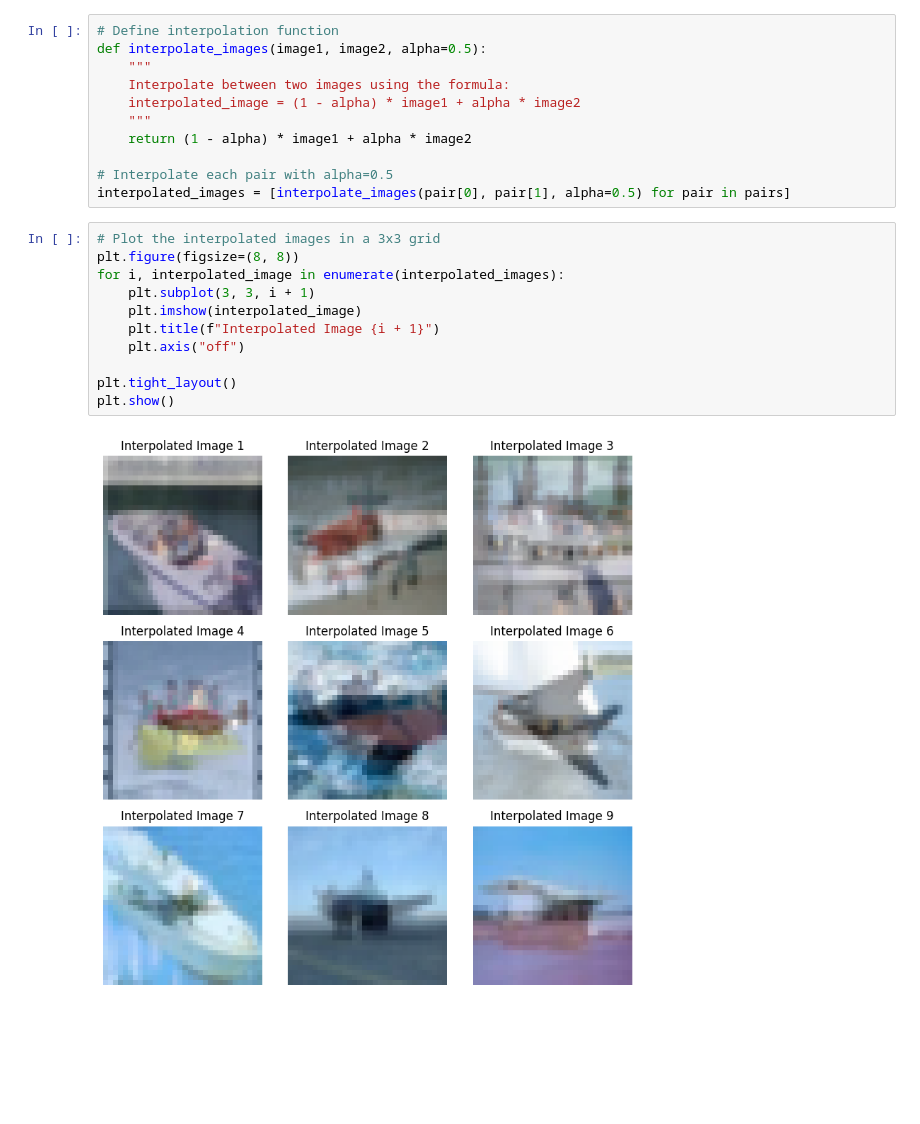
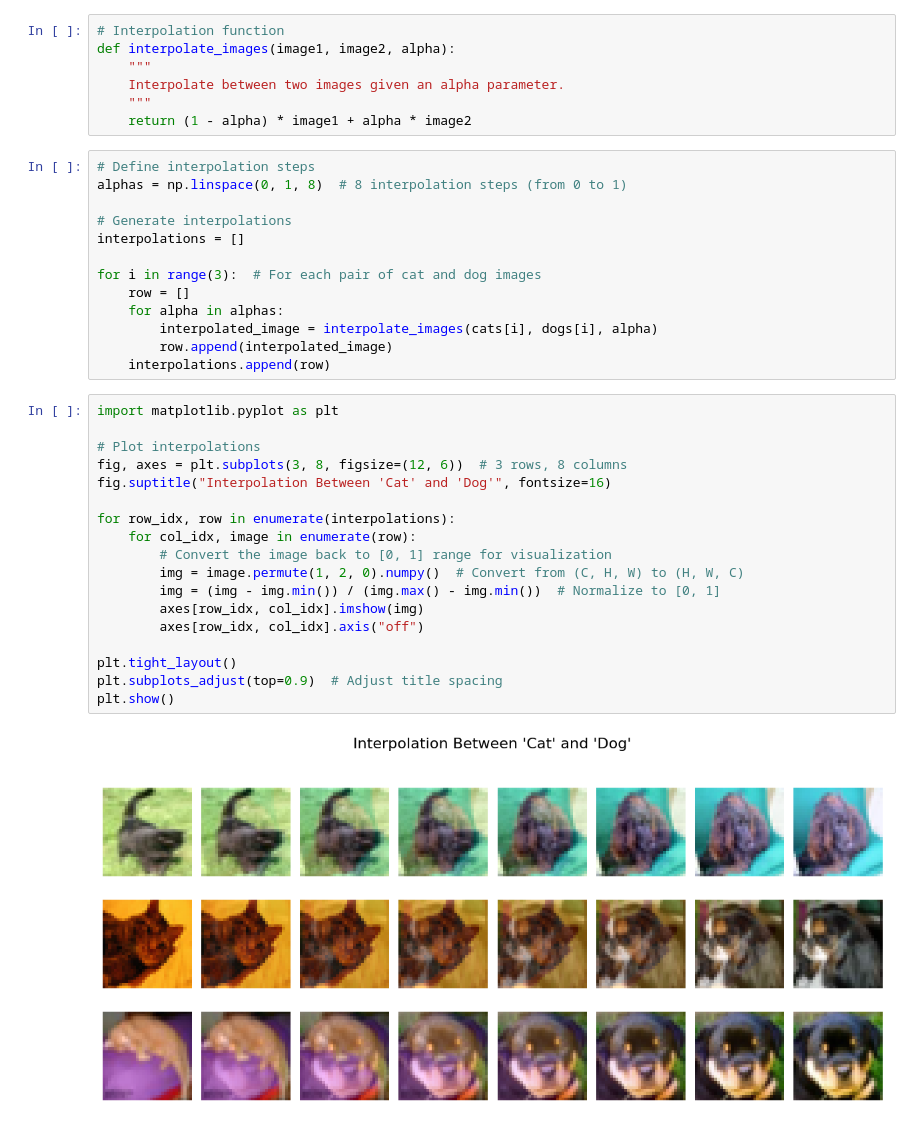
Before and after one commit to StratosFair/DNN_Classifiers_Fast_Rates, a Jupyter notebook: cifar_10_margin.ipynb, the cells around one changed output. Drawn from its saved outputs; the diff is of its cells as text; blank space fills up the shorter version.

```diff
--- a/cifar_10_margin.ipynb
+++ b/cifar_10_margin.ipynb
@@ -43,24 +42,40 @@ pairs = [(airplane_images[np.random.randint(len(airplane_images))],
 # %%
-# Define interpolation function
-def interpolate_images(image1, image2, alpha=0.5):
+# Interpolation function
+def interpolate_images(image1, image2, alpha):
     """
-    Interpolate between two images using the formula:
-    interpolated_image = (1 - alpha) * image1 + alpha * image2
+    Interpolate between two images given an alpha parameter.
     """
     return (1 - alpha) * image1 + alpha * image2
-
-# Interpolate each pair with alpha=0.5
-interpolated_images = [interpolate_images(pair[0], pair[1], alpha=0.5) for pair in pairs]
-# %%
-# Plot the interpolated images in a 3x3 grid
-plt.figure(figsize=(8, 8))
-for i, interpolated_image in enumerate(interpolated_images):
-    plt.subplot(3, 3, i + 1)
-    plt.imshow(interpolated_image)
-    plt.title(f"Interpolated Image {i + 1}")
-    plt.axis("off")
-
-plt.tight_layout()
-plt.show()
-# %% [output]
-[figure, removed]
+# %%
+# Define interpolation steps
+alphas = np.linspace(0, 1, 8)  # 8 interpolation steps (from 0 to 1)
+
+# Generate interpolations
+interpolations = []
+
+for i in range(3):  # For each pair of cat and dog images
+    row = []
+    for alpha in alphas:
+        interpolated_image = interpolate_images(cats[i], dogs[i], alpha)
+        row.append(interpolated_image)
+    interpolations.append(row)
+# %%
+import matplotlib.pyplot as plt
+
+# Plot interpolations
+fig, axes = plt.subplots(3, 8, figsize=(12, 6))  # 3 rows, 8 columns
+fig.suptitle("Interpolation Between 'Cat' and 'Dog'", fontsize=16)
+
+for row_idx, row in enumerate(interpolations):
+    for col_idx, image in enumerate(row):
+        # Convert the image back to [0, 1] range for visualization
+        img = image.permute(1, 2, 0).numpy()  # Convert from (C, H, W) to (H, W, C)
+        img = (img - img.min()) / (img.max() - img.min())  # Normalize to [0, 1]
+        axes[row_idx, col_idx].imshow(img)
+        axes[row_idx, col_idx].axis("off")
+
+plt.tight_layout()
+plt.subplots_adjust(top=0.9)  # Adjust title spacing
+plt.show()
+# %% [output]
+[figure, added]
```
Also changed, not shown: parts of 4 cells of this notebook.
